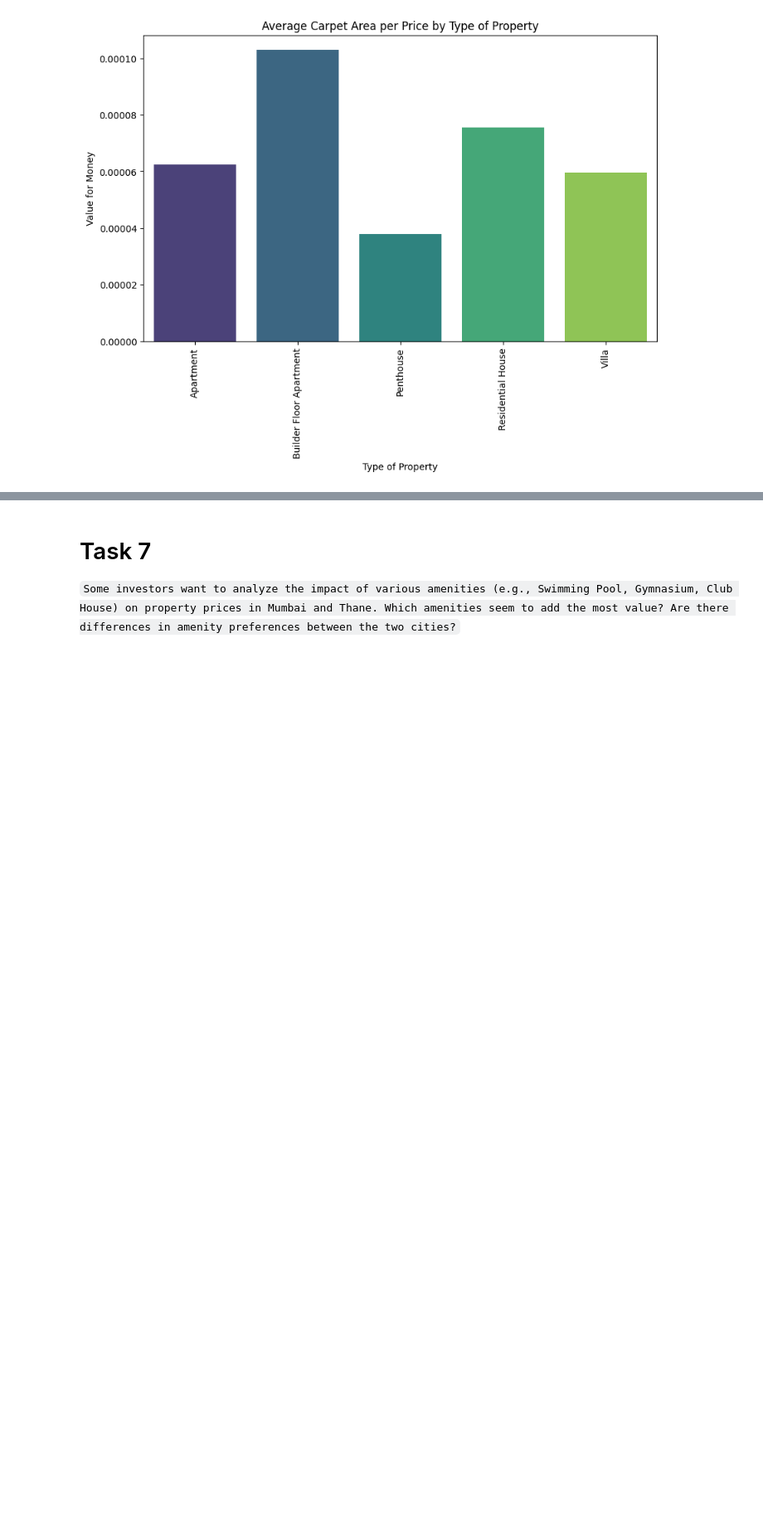
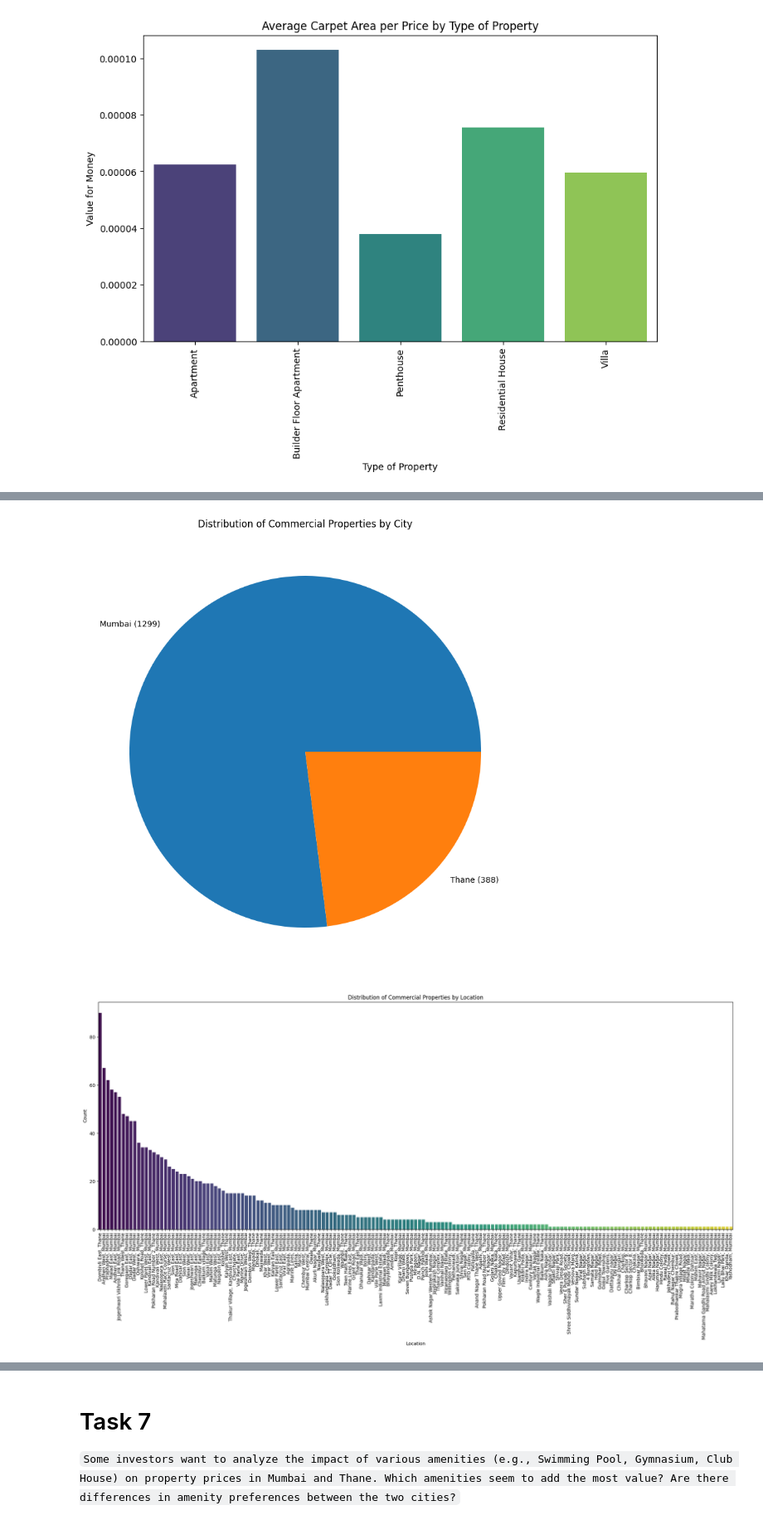
Before and after one commit to Data-Analytics-IIITH/Data-Visualization, a Jupyter notebook: assignment1_3.ipynb, the cells around one changed output, grey strips where cells are left out. Shown at 83% size. Drawn from its saved outputs; the diff is of its cells as text; code cells hidden in the pictures; blank space fills up the shorter version.

Commit message:
Created plots for price , carpet area , location and amenity

```diff
--- a/assignment1_3.ipynb
+++ b/assignment1_3.ipynb
@@ -116,6 +116,22 @@ class Plotter:
     sns.boxplot(x=target_field_1, y=target_field_2, data=df, ax=ax, showfliers=False, showmeans=True, meanprops={"marker":"o", "markerfacecolor":"white", "markeredgecolor":"black"},palette='Set3')
     # sns.swarmplot(x=target_field_1, y=target_field_2, data=df, ax=ax, color='black', size=3)
     ax.set_title(title)
+
+  def plot_scatter_plot(ax, df, title, target_field_1, target_field_2,label_name,legend_title):
+    sns.scatterplot(x=target_field_1, y=target_field_2, data=df, ax=ax,alpha=0.5,label=label_name)
+    ax.set_title(title)
+    ax.set_xlabel(target_field_1)
+    ax.set_ylabel(target_field_2)
+    ax.legend(title=legend_title)
+    plt.tight_layout()
+
+  def plot_kde_plot(ax, df, title, target_field,label_name,legend_title):
+    sns.kdeplot(data=df, x=target_field, ax=ax, fill=True,palette='viridis',label=label_name)
+    ax.set_title(title)
+    ax.set_xlabel(target_field)
+    ax.set_ylabel('Density')
+    ax.legend(title=legend_title)
+    plt.tight_layout()
 # %%
 def get_summary_table(df, group_by_column):
   summary_table = df.groupby([group_by_column, 'Price Category']).agg({
@@ -537,0 +568,16 @@ plt.show()
+# %%
+commercial_df = df[df['Commercial'] == 'Y']
+commercial_df = commercial_df[(commercial_df['City'] == 'Mumbai') | (commercial_df['City'] == 'Thane')]
+location_count_df = commercial_df.groupby('City').size().reset_index(name='Count')
+fig, ax = plt.subplots(1, 1, figsize=(10, 10))
+Plotter.plot_pie_chart(ax, location_count_df, title='Distribution of Commercial Properties by City', target_field='City')
+plt.show()
+
+fig, ax = plt.subplots(1, 1, figsize=(25,9))
+location_count_df = commercial_df.groupby('Location').size().reset_index(name='Count')
+location_count_df = location_count_df.sort_values('Count', ascending=False)
+Plotter.plot_bar_plot(ax, df=location_count_df, title='Distribution of Commercial Properties by Location', x='Location', y='Count')
+plt.show()
+# %% [output]
+[figure, added]
+[figure, added]
```
Also changed, not shown: parts of 7 cells of this notebook.
